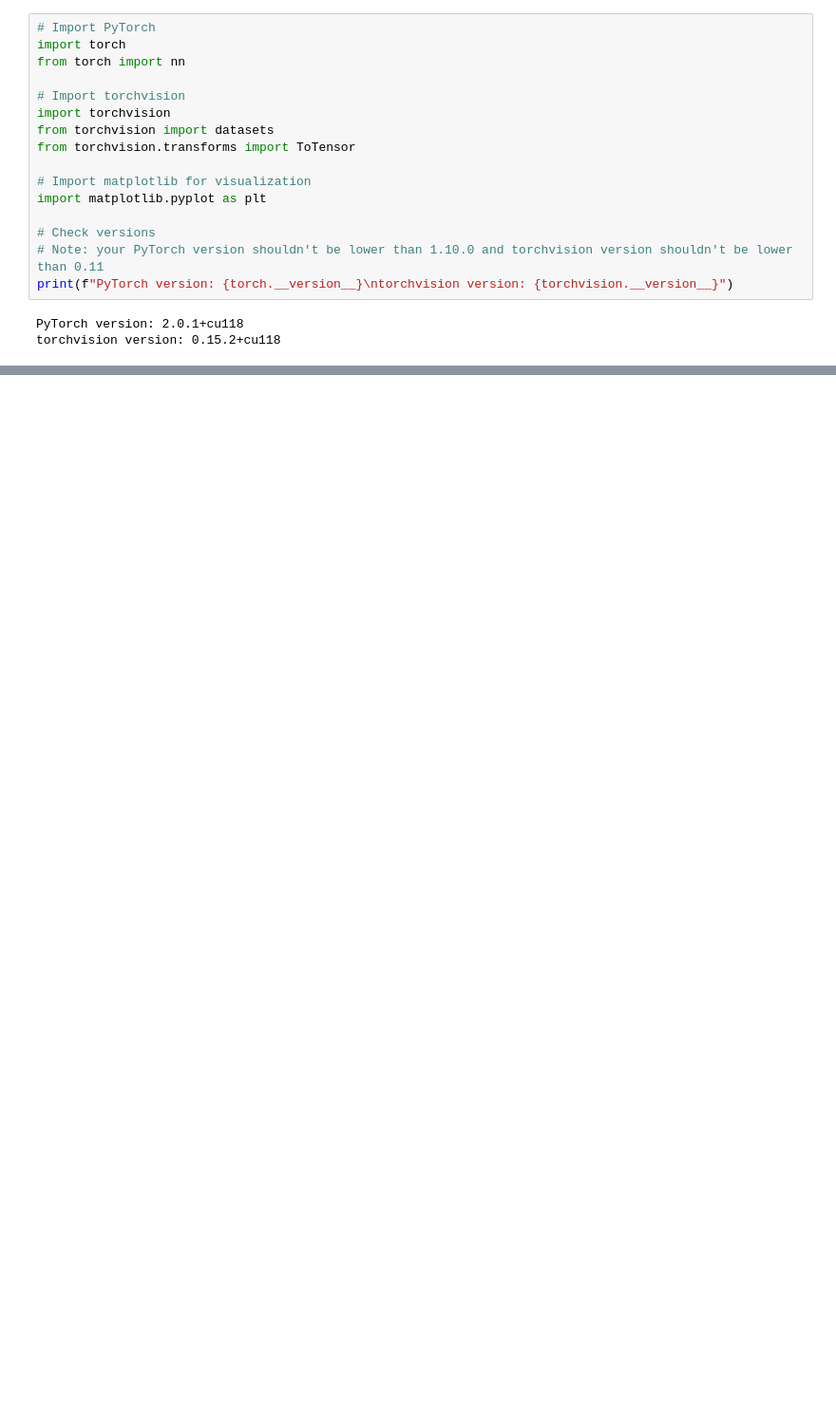
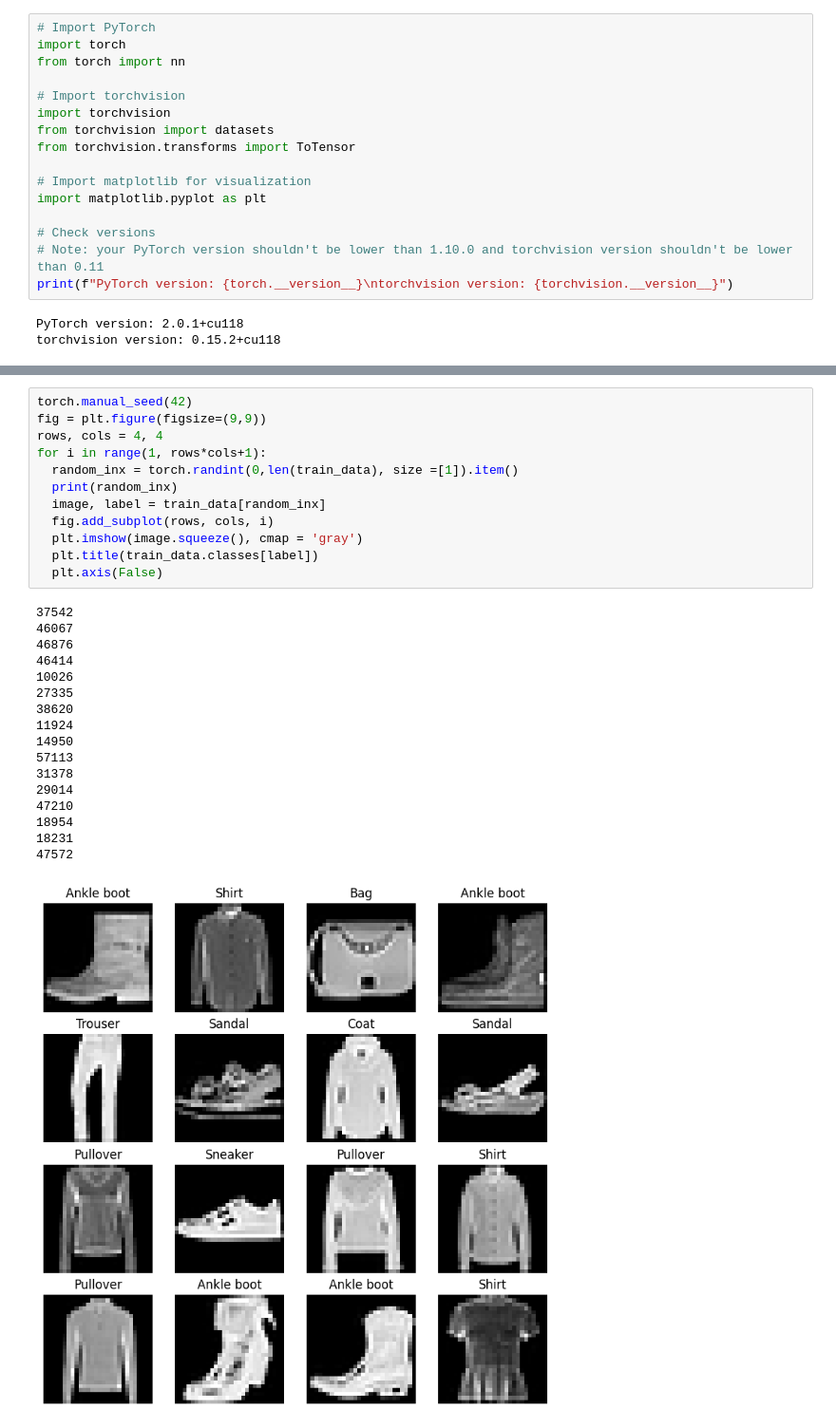
Before and after one commit to kla55/Pytorch_learning, a Jupyter notebook: Pytorch_youtube/FreeCodeAcademy/03_Computer_Vision.ipynb, the cells around one changed output, grey strips where cells are left out. Shown at 95% size. Drawn from its saved outputs; the diff is of its cells as text; blank space fills up the shorter version.

```diff
--- a/Pytorch_youtube/FreeCodeAcademy/03_Computer_Vision.ipynb
+++ b/Pytorch_youtube/FreeCodeAcademy/03_Computer_Vision.ipynb
@@ -21,0 +128,30 @@ torchvision version: 0.15.2+cu118
+# %%
+torch.manual_seed(42)
+fig = plt.figure(figsize=(9,9))
+rows, cols = 4, 4
+for i in range(1, rows*cols+1):
+  random_inx = torch.randint(0,len(train_data), size =[1]).item()
+  print(random_inx)
+  image, label = train_data[random_inx]
+  fig.add_subplot(rows, cols, i)
+  plt.imshow(image.squeeze(), cmap = 'gray')
+  plt.title(train_data.classes[label])
+  plt.axis(False)
+# %% [output]
+37542
+46067
+46876
+46414
+10026
+27335
+38620
+11924
+14950
+57113
+31378
+29014
+47210
+18954
+18231
+47572
+[figure, added]
```
Also changed, not shown: parts of 13 cells of this notebook.
